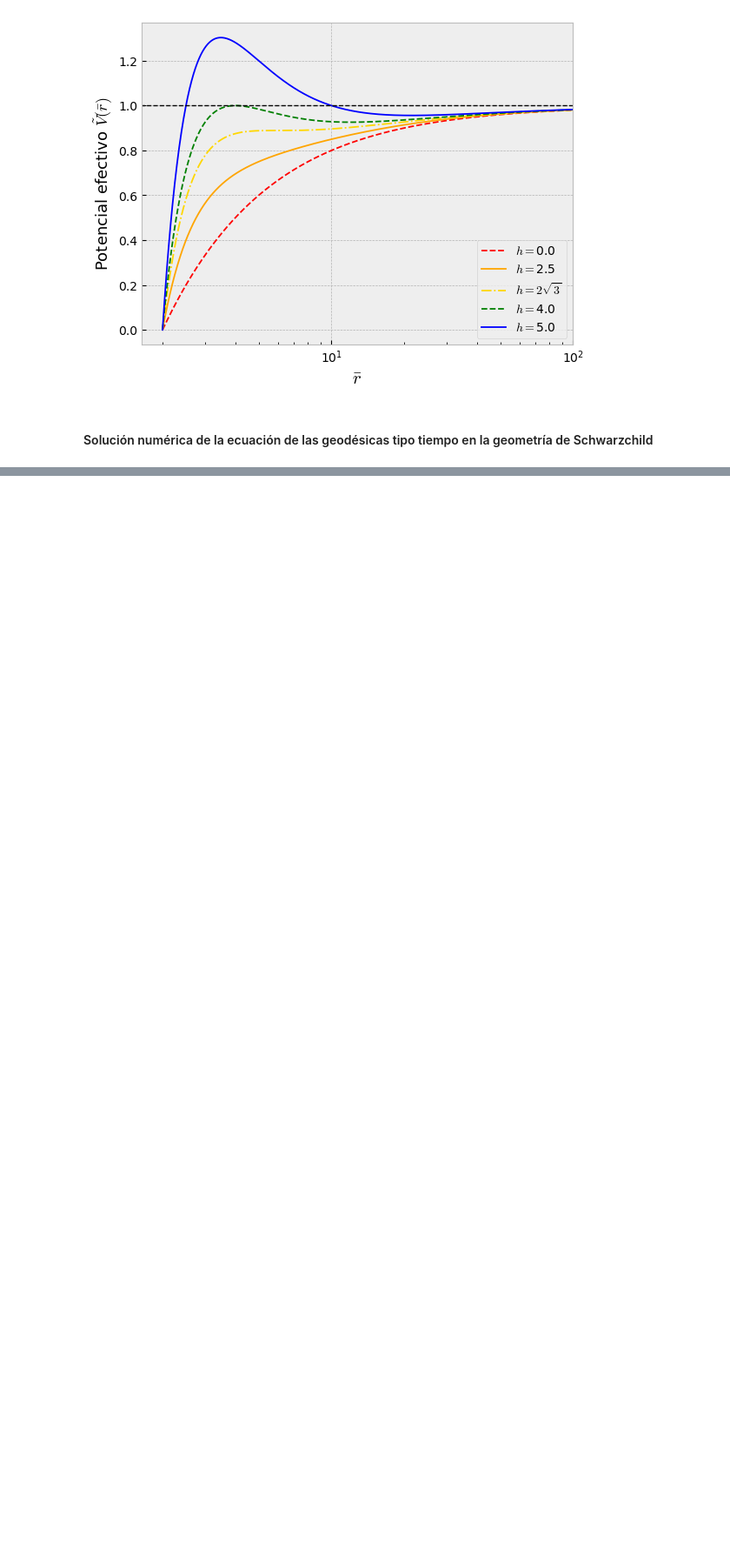
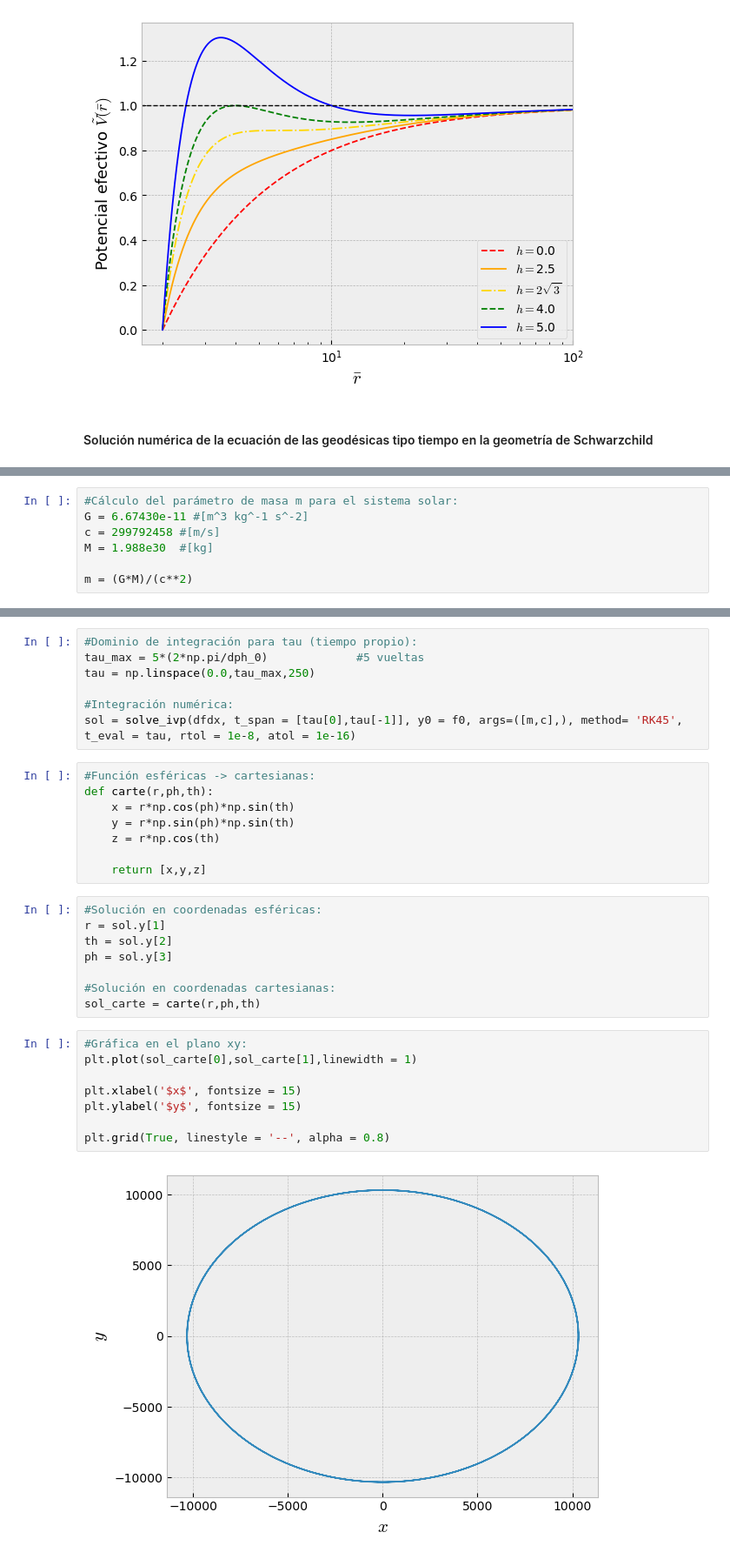
Before and after one commit to AleSaa66/Topicos-RG, a Jupyter notebook: Semana 3/Semana-3.ipynb, the cells around one changed output, grey strips where cells are left out. Shown at 87% size. Saved outputs shown, nothing was run; the diff lists cells and outputs as text; blank space fills up the shorter version.

```diff
--- a/Semana 3/Semana-3.ipynb
+++ b/Semana 3/Semana-3.ipynb
@@ -108,0 +134,7 @@ plt.savefig('Potencial_Efectivo.pdf')
+# %%
+#Cálculo del parámetro de masa m para el sistema solar:
+G = 6.67430e-11 #[m^3 kg^-1 s^-2]
+c = 299792458 #[m/s]
+M = 1.988e30  #[kg]
+
+m = (G*M)/(c**2)
@@ -108,0 +164,33 @@ plt.savefig('Potencial_Efectivo.pdf')
+# %%
+#Dominio de integración para tau (tiempo propio):
+tau_max = 5*(2*np.pi/dph_0)             #5 vueltas
+tau = np.linspace(0.0,tau_max,250)
+
+#Integración numérica:
+sol = solve_ivp(dfdx, t_span = [tau[0],tau[-1]], y0 = f0, args=([m,c],), method= 'RK45', t_eval = tau, rtol = 1e-8, atol = 1e-16)
+# %%
+#Función esféricas -> cartesianas:
+def carte(r,ph,th):
+    x = r*np.cos(ph)*np.sin(th)
+    y = r*np.sin(ph)*np.sin(th)
+    z = r*np.cos(th)
+
+    return [x,y,z]
+# %%
+#Solución en coordenadas esféricas:
+r = sol.y[1]
+th = sol.y[2]
+ph = sol.y[3]
+
+#Solución en coordenadas cartesianas:
+sol_carte = carte(r,ph,th)
+# %%
+#Gráfica en el plano xy:
+plt.plot(sol_carte[0],sol_carte[1],linewidth = 1)
+
+plt.xlabel('$x$', fontsize = 15)
+plt.ylabel('$y$', fontsize = 15)
+
+plt.grid(True, linestyle = '--', alpha = 0.8)
+# %% [output]
+[figure, added]
```
Also changed, not shown: parts of 14 cells of this notebook, 5 other files.
